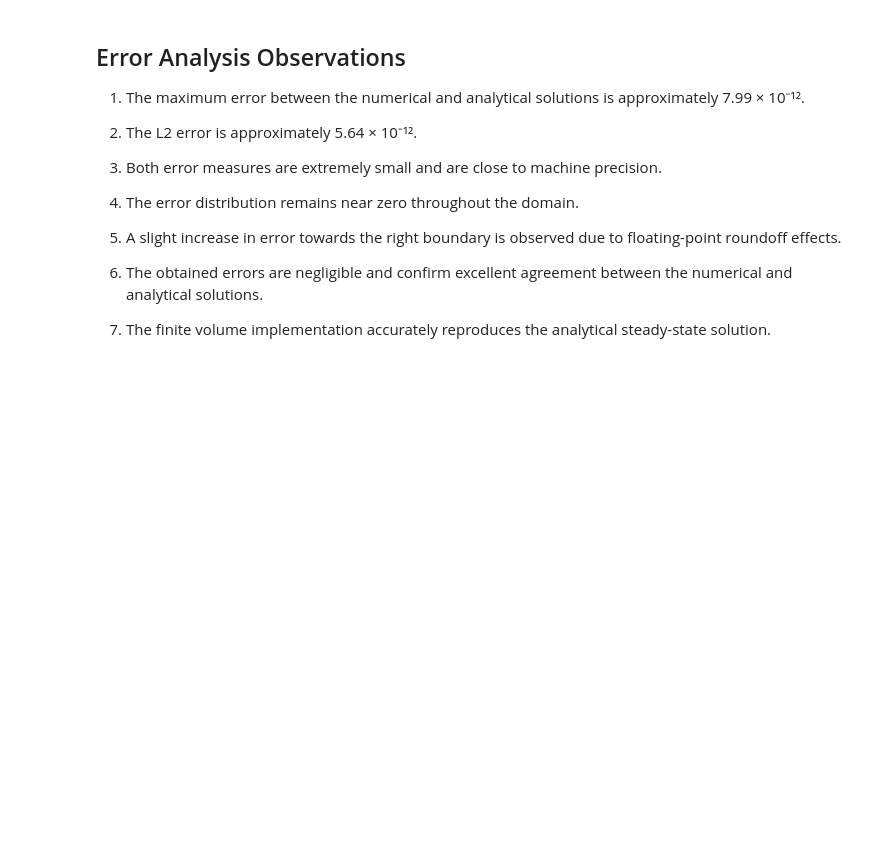
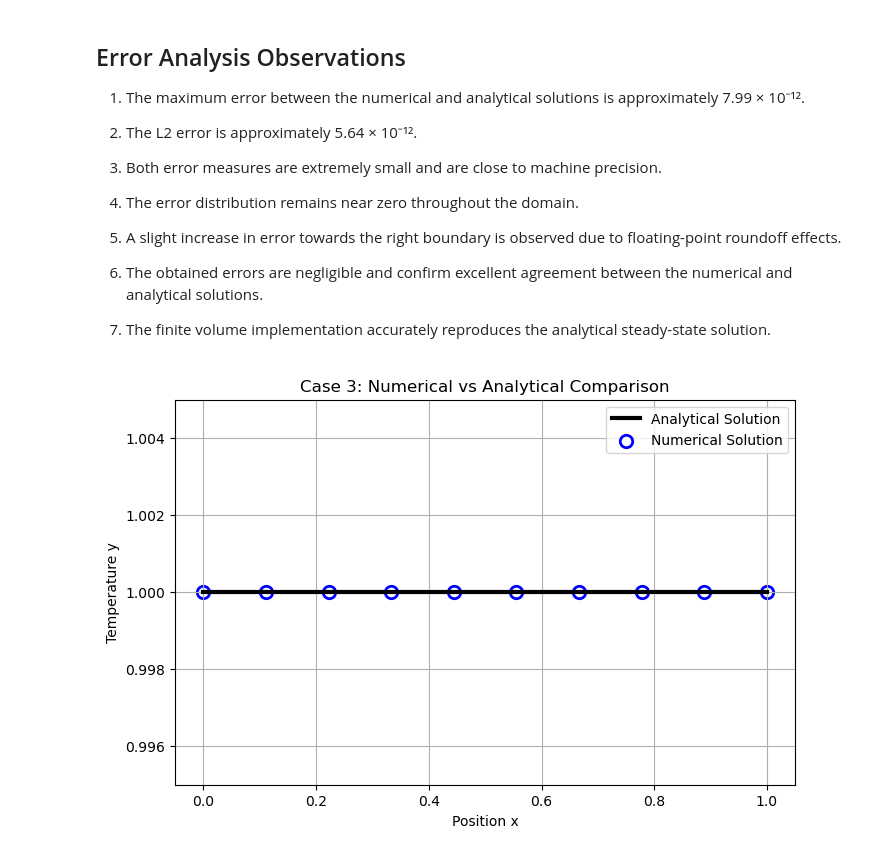
Before and after one commit to ShobhitRajguru/1D-Diffusion-Equation-Solver-FiPy, a Jupyter notebook: Case_3_Modified_Neumann/Case_3.ipynb, the cells around one changed output. Drawn from its saved outputs; the diff is of its cells as text; code cells hidden in the pictures; blank space fills up the shorter version.

```diff
--- a/Case_3_Modified_Neumann/Case_3.ipynb
+++ b/Case_3_Modified_Neumann/Case_3.ipynb
@@ -820,3 +831,44 @@ L2 Error      = 5.638758e-12
 6. The obtained errors are negligible and confirm excellent agreement between the numerical and analytical solutions.
 
 7. The finite volume implementation accurately reproduces the analytical steady-state solution.
+# %%
+import numpy as np
+import matplotlib.pyplot as plt
+
+x_cont = np.linspace(0, 1, 1000)
+y_cont = np.ones_like(x_cont)
+
+x_num = np.linspace(0, 1, 10)
+y_num = np.ones_like(x_num)
+
+plt.figure(figsize=(8,5))
+
+plt.plot(
+    [0, 1],
+    [1, 1],
+    color='black',
+    linewidth=3,
+    label='Analytical Solution'
+)
+
+plt.scatter(
+    x_num,
+    y_num,
+    s=80,
+    facecolors='white',
+    edgecolors='blue',
+    linewidths=2,
+    label='Numerical Solution'
+)
+
+plt.ylim(0.995,1.005)
+
+plt.title("Case 3: Numerical vs Analytical Comparison")
+plt.xlabel("Position x")
+plt.ylabel("Temperature y")
+
+plt.grid(True)
+plt.legend()
+plt.show()
+# %% [output]
+[figure, added]
```
Also changed, not shown: parts of 7 cells of this notebook, 1 other file.
